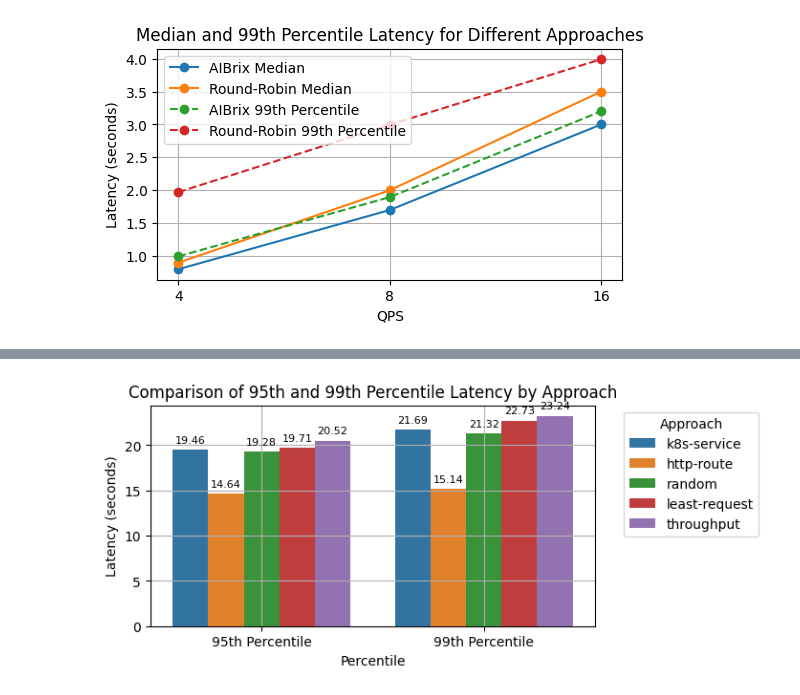
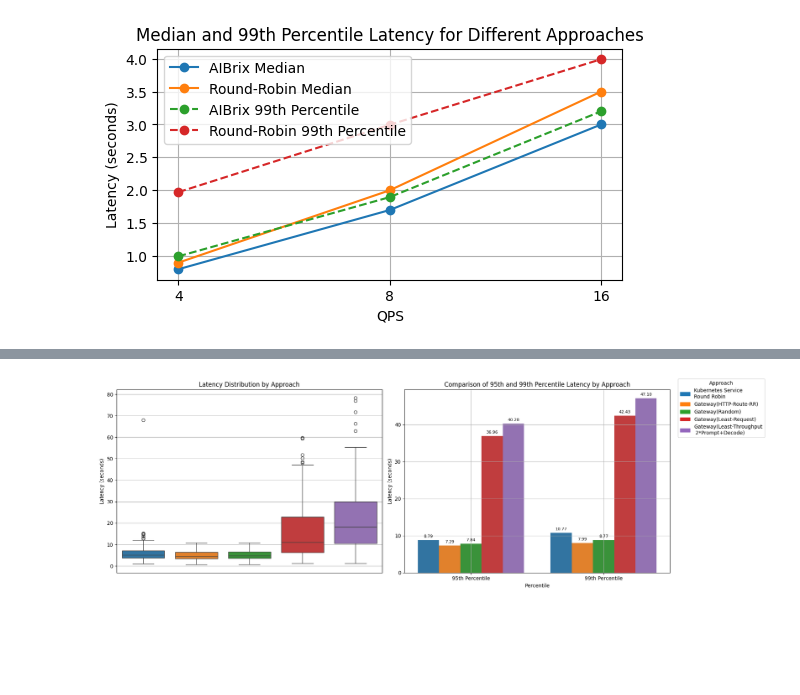
Before and after one commit to zhangjyr/aibrix, a Jupyter notebook: benchmarks/plot/aibrix0.1-routing.ipynb, the cells around one changed output, grey strips where cells are left out. Saved outputs shown, nothing was run; the diff lists cells and outputs as text; code cells hidden in the pictures; blank space fills up the shorter version.

```diff
--- a/benchmarks/plot/aibrix0.1-routing.ipynb
+++ b/benchmarks/plot/aibrix0.1-routing.ipynb
@@ -317,69 +419,82 @@ import pandas as pd
 import matplotlib.pyplot as plt
 import seaborn as sns
 from glob import glob
+import matplotlib.patches as mpatches
 
 # Directory containing the .jsonl files
-directory = 'gateway-routing-benchmark-result-900-requests'  # change this to the actual folder path
+directory = 'gateway-routing-benchmark-result'  # change this to the actual folder path
+
+# Mapping dictionary to replace approach names with descriptive labels
+approach_mapping = {
+    'k8s-service': 'Kubernetes Service\nRound Robin',
+    'http-route': 'Gateway(HTTP-Route-RR)',
+    'random': 'Gateway(Random)',
+    'least-request': 'Gateway(Least-Request)',
+    'least-throughput': 'Gateway(Least-Throughput\n 2*Prompt+Decode)'
+}
+approach_labels = list(approach_mapping.values())
+colors = ['#1f77b4', '#ff7f0e', '#2ca02c', '#d62728', '#9467bd']
+approach_order = ['k8s-service', 'http-route', 'random', 'least-request', 'least-throughput']
 
 # List to store all latency data with their corresponding approach
 latency_data = []
 
-# Define the specific order you want for the approaches
-approach_order = ['k8s-service', 'http-route', 'random', 'least-request', 'throughput']  # Modify this list based on your desired order
-
 # Read all .jsonl files and extract latencies
 for file_path in glob(os.path.join(directory, '*.jsonl')):
-    # Extract the approach name from the file name
     file_name = os.path.basename(file_path)
-    approach = file_name.split('.')[0]  # Everything before .jsonl is the approach name
+    approach = file_name.split('.')[0]  # Extract approach name from file name
 
-    # Read the file and extract latencies
     with open(file_path, 'r') as f:
         for line in f:
             result = json.loads(line)
             latency = result['latency']
-            latency_data.append({'Approach': approach, 'Latency': latency})
+            descriptive_approach = approach_mapping.get(approach, approach)
+            latency_data.append({'Approach': descriptive_approach, 'Latency': latency})
 
-# Convert the list of dictionaries to a DataFrame
+# Convert to DataFrame
 df = pd.DataFrame(latency_data)
+df['Approach'] = pd.Categorical(df['Approach'], categories=approach_labels, ordered=True)
 
-# Ensure the 'Approach' column is a categorical dtype with the specified order
-df['Approach'] = pd.Categorical(df['Approach'], categories=approach_order, ordered=True)
-
-# Calculate the 95th and 99th percentiles for each approach
+# Calculate 95th and 99th percentiles for each approach
 percentiles = df.groupby('Approach')['Latency'].quantile([0.95, 0.99]).unstack()
-
-# Rename columns for clarity
 percentiles.columns = ['95th Percentile', '99th Percentile']
-
-# Reset the index to make 'Approach' a column again
 percentiles = percentiles.reset_index()
 
-# Melt the DataFrame for easier plotting with seaborn
+# Melt the DataFrame for easier plotting
 melted_percentiles = pd.melt(percentiles, id_vars=['Approach'], value_vars=['95th Percentile', '99th Percentile'],
                              var_name='Percentile', value_name='Latency')
-
-# Order the melted DataFrame for grouped bar plot
-melted_percentiles['Percentile'] = pd.Categorical(melted_percentiles['Percentile'], categories=['95th Percentile', '99th Percentile'], ordered=True)
+melted_percentiles['Percentile'] = pd.Categorical(melted_percentiles['Percentile'],
+                                                  categories=['95th Percentile', '99th Percentile'],
+                                                  ordered=True)
 melted_percentiles = melted_percentiles.sort_values(['Percentile', 'Approach'])
 
-# Plot the grouped bar plot
-plt.figure(figsize=(6, 3))
-ax = sns.barplot(data=melted_percentiles, x='Percentile', y='Latency', hue='Approach')
+# Create figure with two subplots
+fig, (ax1, ax2) = plt.subplots(1, 2, figsize=(16, 6))
 
-# Add the actual values on each bar
-for p in ax.patches:
-    if p.get_height() == 0:
-        continue
-    ax.annotate(f"{p.get_height():.2f}",
-                (p.get_x() + p.get_width() / 2., p.get_height()),
-                ha='center', va='baseline',
-                fontsize=8, color='black', xytext=(0, 5), textcoords='offset points')
+# Plot 1: Box plot for latency distribution
+sns.boxplot(data=df, x='Approach', y='Latency', palette=colors, ax=ax1, legend=False)
+ax1.set_xticks([])  # Hide x-axis labels as we have a legend
+ax1.set_xlabel('')
+ax1.set_ylabel('Latency (seconds)')
+ax1.set_title('Latency Distribution by Approach')
+ax1.grid(True)
 
-plt.xlabel('Percentile')
-plt.ylabel('Latency (seconds)')
-plt.title('Comparison of 95th and 99th Percentile Latency by Approach')
-plt.grid(True)
-plt.legend(title='Approach', bbox_to_anchor=(1.05, 1), loc='upper left')
+# Plot 2: Bar plot for 95th and 99th percentiles
+sns.barplot(data=melted_percentiles, x='Percentile', y='Latency', hue='Approach', palette=colors, ax=ax2, dodge=True, legend=False)
+for p in ax2.patches:
+    ax2.annotate(f"{p.get_height():.2f}",
+                 (p.get_x() + p.get_width() / 2., p.get_height()),
+                 ha='center', va='baseline',
+                 fontsize=8, color='black', xytext=(0, 5), textcoords='offset points')
+ax2.set_xlabel('Percentile')
+ax2.set_ylabel('Latency (seconds)')
+ax2.set_title('Comparison of 95th and 99th Percentile Latency by Approach')
+ax2.grid(True)
+
+# Add a single shared legend for the entire figure
+patches = [mpatches.Patch(color=colors[i], label=approach_labels[i]) for i in range(len(approach_labels))]
+fig.legend(handles=patches, title="Approach", bbox_to_anchor=(1, 1), loc='upper left')
+
+plt.tight_layout()
 plt.show()
 # %% [output]
@@ -386 +504 @@ plt.show()
-[figure, old version]
+[figure, new version]
```
Also changed, not shown: parts of 5 cells of this notebook, 1 other file.
